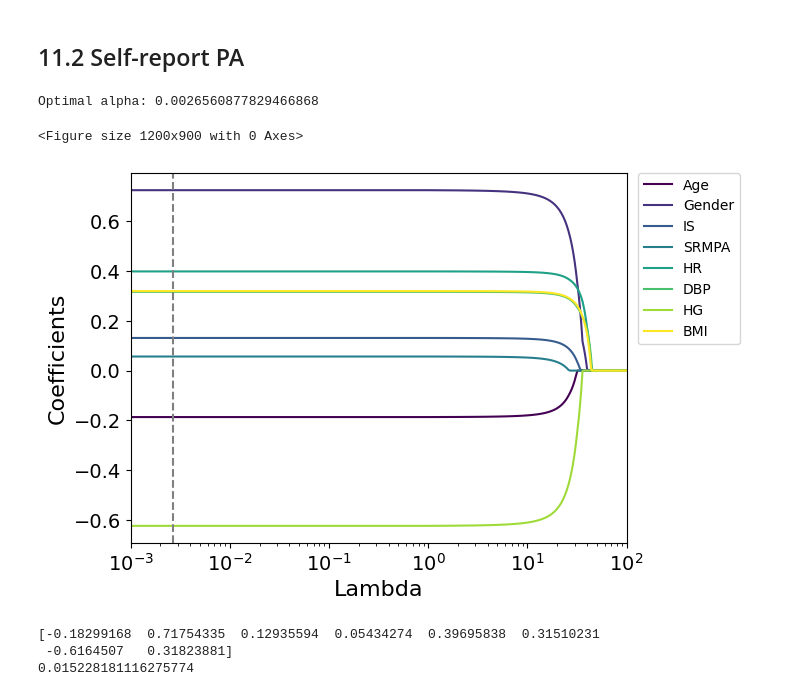
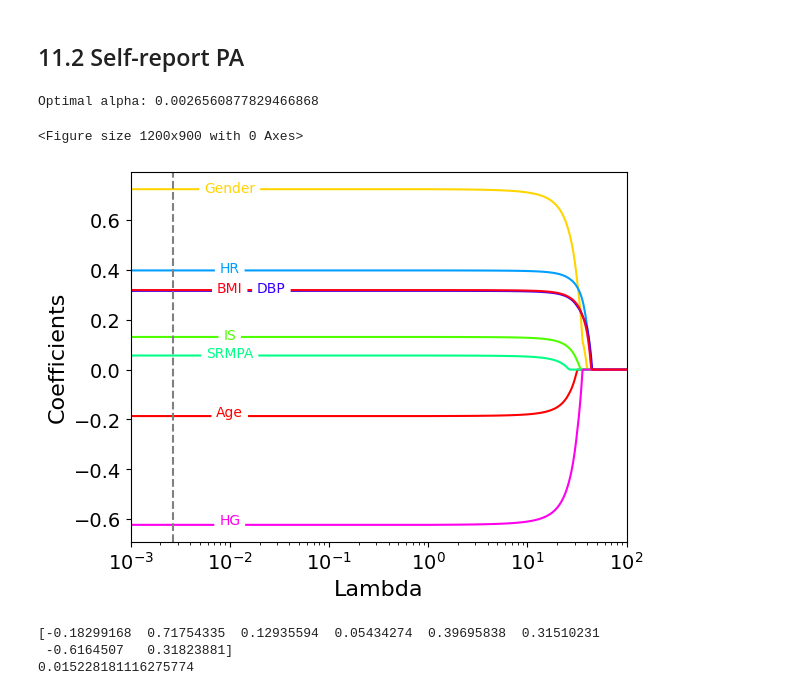
Before and after one commit to ivychad/Physical-Activity-BrainAGE, a Jupyter notebook: 3A Analysis.ipynb, the cells around one changed output. Cells and saved outputs as stored; diff of their text form; code cells hidden in the pictures.

Commit message:
new lasso

```diff
--- a/3A Analysis.ipynb
+++ b/3A Analysis.ipynb
@@ -1199,10 +1201,25 @@ best_alpha = lassocv.alpha_
 print("Optimal alpha:", best_alpha)
 
 
-cmap = cm.get_cmap('viridis')
+cmap = cm.get_cmap('hsv')
 plt.figure(figsize=(20,9))
 coefs.plot(kind='line', colormap=cmap)
 #plt.plot(coefs, color=cm.plasma([np.linspace(0,1,12)]))
+
+for i, column in enumerate(columns):
+    y_pos = coefficients[i]
+    color = cmap(i / 7.0)
+
+    if i == 5:
+        plt.annotate(column, (1e-2, y_pos), textcoords="offset points", xytext=(30, -1),
+                     ha='center', fontsize=10, color=color, bbox=dict(boxstyle='square', facecolor='white', edgecolor="white"))
+    elif i == 3:
+        plt.annotate(column, (1e-2, y_pos), textcoords="offset points", xytext=(30, -1),
+                     ha='center', fontsize=10, color=color, bbox=dict(boxstyle='square', facecolor='white', edgecolor="white"))
+    else:
+        plt.annotate(column, (1e-2, y_pos), textcoords="offset points", xytext=(0, -2.5),
+                     ha='center', fontsize=10, color=color, bbox=dict(boxstyle='square', facecolor='white',edgecolor="white"))
+
 plt.xticks(alphas, fontsize = 14)
 plt.yticks(fontsize = 14)
 plt.xscale("log")
@@ -1212,7 +1229,8 @@ plt.xlabel('Lambda', fontsize = 16)
 plt.xlim(0.001, 100)
 plt.ylabel('Coefficients', fontsize = 16)
 #plt.title('Lasso coefficients as a function of alpha')
-plt.legend(columns, bbox_to_anchor=(1.01, 1.02), loc='upper left')
+#plt.legend(columns, bbox_to_anchor=(1.01, 1.02), loc='upper left')
+plt.legend().set_visible(False)
 plt.show()
 
 
@@ -1256,44 +1274,57 @@ coefs.columns = columns
 coefs = pd.DataFrame(coefs)
 
 
-cmap = cm.get_cmap('viridis')
+cmap = cm.get_cmap('hsv')
 plt.figure(figsize=(12,9))
 coefs.plot(kind='line', colormap=cmap)
 #plt.plot(coefs, color=cm.plasma([np.linspace(0,1,12)]))
 
 # lasso with cross validated alpha
 
 lassocv = LassoCV(alphas = alphas).fit(X,Y)
 best_alpha = lassocv.alpha_
 print("Optimal alpha:", best_alpha)
 
+
+# Get the coefficients of the Lasso model at the best lambda value
+lasso = Lasso(alpha=best_alpha)
+lasso.fit(X, Y)
+coefficients = lasso.coef_
+r_squared = lasso.score(X,Y)
+
+for i, column in enumerate(columns):
+    y_pos = coefficients[i]
+    color = cmap(i / 7.0)
+
+    if i == 5:
+        plt.annotate(column, (1e-2, y_pos), textcoords="offset points", xytext=(30, -1),
+                     ha='center', fontsize=10, color=color, bbox=dict(boxstyle='round', facecolor='white', edgecolor="white"))
+    else:
+        plt.annotate(column, (1e-2, y_pos), textcoords="offset points", xytext=(0, -1),
+                     ha='center', fontsize=10, color=color, bbox=dict(boxstyle='round', facecolor='white',edgecolor="white"))
+
+
 plt.xticks(alphas, fontsize = 14)
 plt.yticks(fontsize = 14)
 plt.xscale("log")
 plt.axis('tight')
 plt.xlabel('Lambda', fontsize = 16)
 plt.axvline(x = best_alpha, color = 'gray', linestyle='dashed')
 plt.xlim(0.001, 100)
 plt.ylabel('Coefficients', fontsize = 16)
 #plt.title('Lasso coefficients as a function of alpha')
-plt.legend(columns, bbox_to_anchor=(1.01, 1.02), loc='upper left')
+#plt.legend(columns, bbox_to_anchor=(1.01, 1.02), loc='upper left')
+plt.legend().set_visible(False)
 plt.show()
 
-
-
-# Get the coefficients of the Lasso model at the best lambda value
-lasso = Lasso(alpha=best_alpha)
-lasso.fit(X, Y)
-coefficients = lasso.coef_
-r_squared = lasso.score(X,Y)
 
 # Print the coefficients
 print(coefficients)
 print(r_squared)
 # %% [output]
 Optimal alpha: 0.0026560877829466868
 <Figure size 1200x900 with 0 Axes>
-[figure, old version]
+[figure, new version]
 [-0.18299168  0.71754335  0.12935594  0.05434274  0.39695838  0.31510231
  -0.6164507   0.31823881]
 0.015228181116275774
```
Also changed, not shown: parts of 20 cells of this notebook.
